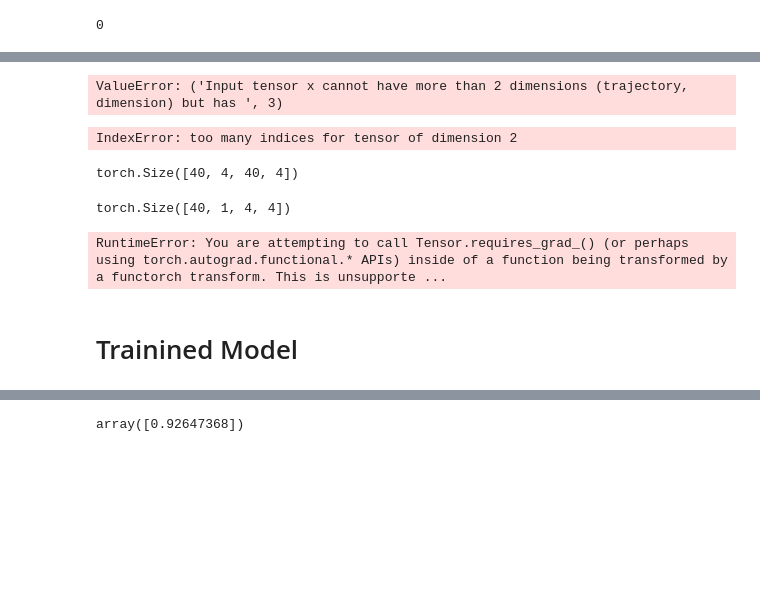
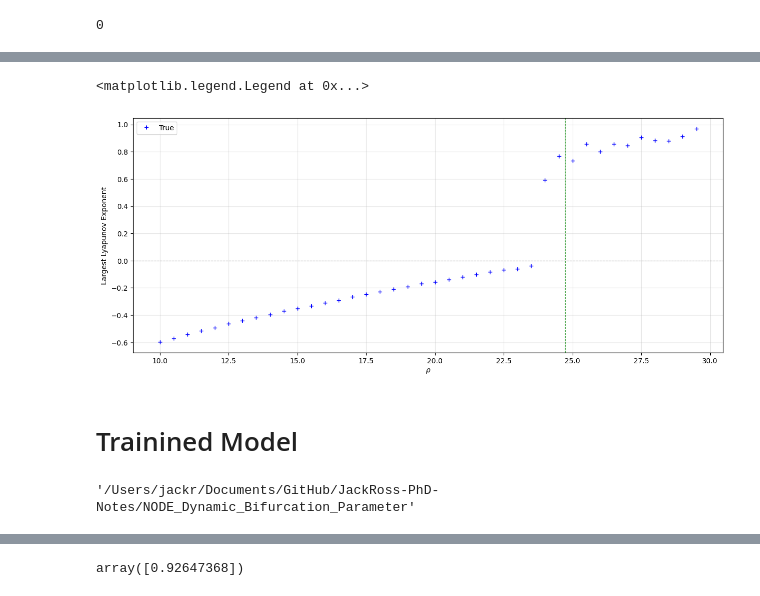
Before and after one commit to JPROSS18/JackRoss-PhD-Notes, a Jupyter notebook: NODE_Dynamic_Bifurcation_Parameter/Lyapunov_EWS_project/MovingAverageLyapunovExponents copy.ipynb, the cells around one changed output, grey strips where cells are left out. Drawn from its saved outputs; the diff is of its cells as text; code cells hidden in the pictures; blank space fills up the shorter version.

```diff
--- a/NODE_Dynamic_Bifurcation_Parameter/Lyapunov_EWS_project/MovingAverageLyapunovExponents copy.ipynb
+++ b/NODE_Dynamic_Bifurcation_Parameter/Lyapunov_EWS_project/MovingAverageLyapunovExponents copy.ipynb
@@ -127,13 +52,3 @@ Suggestion: this global was defined as `Torch.torch` but not assigned a value.
 # %%
-lyapunov_spectrum_out = lorenz_analysis.lyapunov_spectrum(x0 =init.unsqueeze(2), k = 3, t0 = 0, dt = 0.01,
-                                                              num_pts_compute=1_000, t_transient_pts=0, non_autonomous=True)
+lyapunov_spectrum_out = lorenz_analysis.lyapunov_spectrum(x0 =init.unsqueeze(2), k = 1, t0 = 0, dt = 0.01,
+                                                              num_pts_compute=10_000, t_transient_pts=1_000, non_autonomous=True)
-# %% [output]
-ValueError: ('Input tensor x cannot have more than 2 dimensions (trajectory, dimension) but has ', 3)
-# %%
-lorenz_analysis.lyapunov_spectrum_f(t = 0, x = init)
-# %% [output]
-IndexError: too many indices for tensor of dimension 2
-# %%
-lorenz.jacobian(t=0, x=init).shape
-# %% [output]
-torch.Size([40, 4, 40, 4])
@@ -144,15 +55,28 @@ jacobians = vmap(jacrev(lambda x: lorenz.f(t=0, x=x)))(init)
-# %%
-jacobians.shape
-# %% [output]
-torch.Size([40, 1, 4, 4])
-# %%
-# Vectorized Jacobian computation for all 40 initial conditions
-jacobians = torch.func.vmap(lambda x: lorenz.jacobian(t=0, x=x))(init)
-# Result shape: (40, 3, 4) or (40, 4, 4) depending on system dimension
-# %% [output]
-RuntimeError: You are attempting to call Tensor.requires_grad_() (or perhaps using torch.autograd.functional.* APIs) inside of a function being transformed by a functorch transform. This is unsupporte ...
+# %%
+fig, axes = plt.subplots(1, 1, figsize=(15, 6), sharey=True)
+
+# Lorenz plot
+axes.plot(r_values, lyapunov_spectrum_out, color='b', linestyle='', marker='+', label='True')
+
+
+axes.axhline(y=0, color='k', linestyle='--', linewidth=0.8, alpha=0.5)
+axes.axvline(x=24.72, color='g', linestyle='--', linewidth=0.8, alpha=1)
+
+
+axes.set_ylabel('Largest Lyapunov Exponent')
+axes.set_xlabel(r'$\rho$')
+axes.grid(True, alpha=0.3)
+axes.legend()
+# %% [output]
+<matplotlib.legend.Legend at 0x...>
+[figure, added]
 # %% [markdown]
 # Trainined Model
+# %%
+os.chdir("..")
+os.getcwd()
+# %% [output]
+'/Users/jackr/Documents/GitHub/JackRoss-PhD-Notes/NODE_Dynamic_Bifurcation_Parameter'
 # %%
 model_lorenz = torch.load('networks/lorenz_driven_neural_ODE_m1.pt', weights_only=False)
 # %%
```
Also changed, not shown: parts of 36 cells of this notebook.
